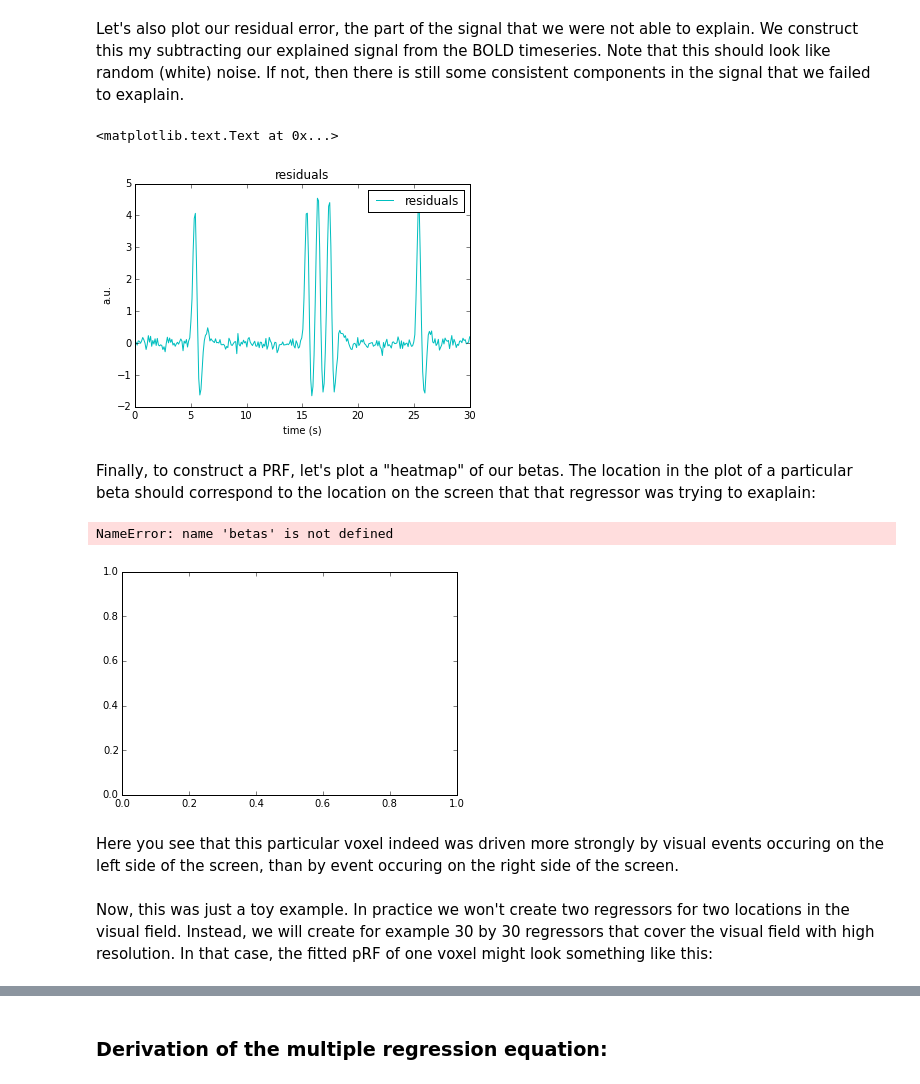
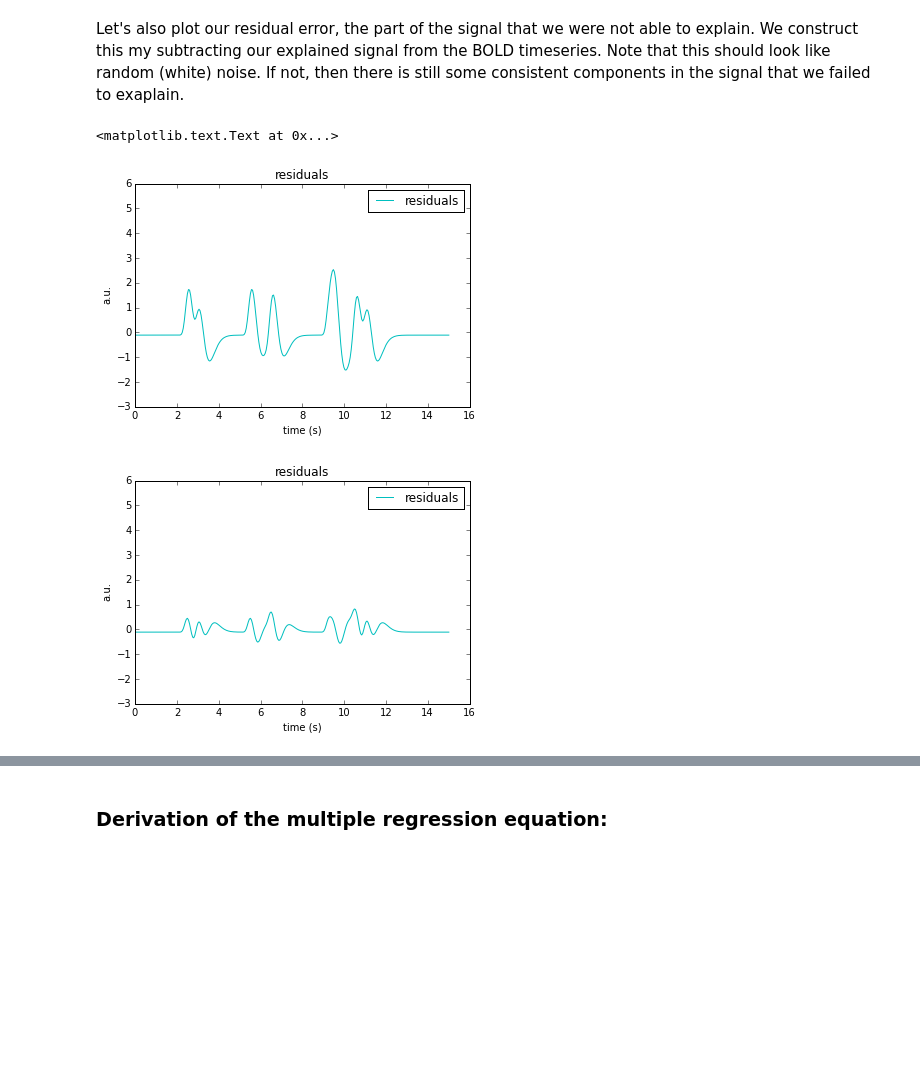
Before and after one commit to jwdegee/IPython-Notebook-Tutorials, a Jupyter notebook: GLM_delay.ipynb, the cells around one changed output, grey strips where cells are left out. Cells and saved outputs as stored; diff of their text form; code cells hidden in the pictures; blank space fills up the shorter version.

```diff
--- a/GLM_delay.ipynb
+++ b/GLM_delay.ipynb
@@ -207,0 +174,30 @@ true betas: 2
+# %%
+# make design matrix:
+designMatrix_0 = np.mat(regr_convolved).T
+designMatrix_1 = np.mat(np.vstack((regr_convolved, regr_convolved_dt))).T
+
+# multiple regression, yielding the betas:
+betas_0 = np.array(((designMatrix_0.T * designMatrix_0).I * designMatrix_0.T) * np.mat(convolved_signal_shifted).T).ravel()
+betas_1 = np.array(((designMatrix_1.T * designMatrix_1).I * designMatrix_1.T) * np.mat(convolved_signal_shifted).T).ravel()
+betas_1_combined = np.sign(betas_1[::2])*np.sqrt((betas_1[::2]**2) + (betas_1[1::2]**2))
+
+# explained signal:
+explained_signal_0 = regr_convolved*betas_0[0]
+explained_signal_1 = regr_convolved*betas_1[0] + regr_convolved_dt*betas_1[1]
+
+# model fit:
+r_0, p_0 = sp.stats.pearsonr(convolved_signal_shifted, explained_signal_0)
+r_1, p_1 = sp.stats.pearsonr(convolved_signal_shifted, explained_signal_1)
+
+print 'model 0:'
+print '---------'
+print 'beta: {}\nR2: {}'.format(round(betas_0,3), round(r_0,3))
+print
+print 'model 1:'
+print '---------'
+print 'beta: {} ({} ; {})\nR2: {}'.format(round(betas_1_combined,3), round(betas_1[0],3), round(betas_1[1],3), round(r_1,3))
+print
+print '---------'
+print 'true beta: {}'.format(true_beta)
+print '---------'
+print
@@ -212,29 +245,26 @@ Let's plot our exaplained signal. We construct this by multiplying our regessors
 # %% [markdown]
 Let's also plot our residual error, the part of the signal that we were not able to explain. We construct this my subtracting our explained signal from the BOLD timeseries. Note that this should look like random (white) noise. If not, then there is still some consistent components in the signal that we failed to exaplain.
 # %%
+# residuals:
+residuals_0 = convolved_signal_shifted - explained_signal_0
+residuals_1 = convolved_signal_shifted - explained_signal_1
+
 fig = plt.figure()
-plt.plot(timepoints, residuals, 'c')
+plt.plot(timepoints, residuals_0, 'c')
+plt.ylim(-3,6)
 plt.legend(['residuals'], loc=1)
 plt.title('residuals')
 plt.xlabel('time (s)')
 plt.ylabel('a.u.')
+
+fig = plt.figure()
+plt.plot(timepoints, residuals_1, 'c')
+plt.ylim(-3,6)
+plt.legend(['residuals'], loc=1)
+plt.title('residuals')
+plt.xlabel('time (s)')
+plt.ylabel('a.u.')
 # %% [output]
 <matplotlib.text.Text at 0x...>
-[figure, old version]
+[figure, new version]
+[figure, added]
-# %% [markdown]
-Finally, to construct a PRF, let's plot a "heatmap" of our betas. The location in the plot of a particular beta should correspond to the location on the screen that that regressor was trying to exaplain:
-# %%
-fig = plt.figure()
-ax = fig.add_subplot(111)
-a = ax.imshow(betas.T, interpolation='nearest', vmin=0, vmax=2, cmap='seismic') # cmap='YlOrRd')
-ax.set_xticks([0,1])
-ax.set_yticks([])
-ax.set_xticklabels(['beta left', 'beta right'])
-fig.colorbar(a, ticks=[0, 1, 2], orientation='vertical', )
-# %% [output]
-NameError: name 'betas' is not defined
-[figure, removed]
-# %% [markdown]
-Here you see that this particular voxel indeed was driven more strongly by visual events occuring on the left side of the screen, than by event occuring on the right side of the screen.
-# %% [markdown]
-Now, this was just a toy example. In practice we won't create two regressors for two locations in the visual field. Instead, we will create for example 30 by 30 regressors that cover the visual field with high resolution. In that case, the fitted pRF of one voxel might look something like this:
```
Also changed, not shown: parts of 13 cells of this notebook.
